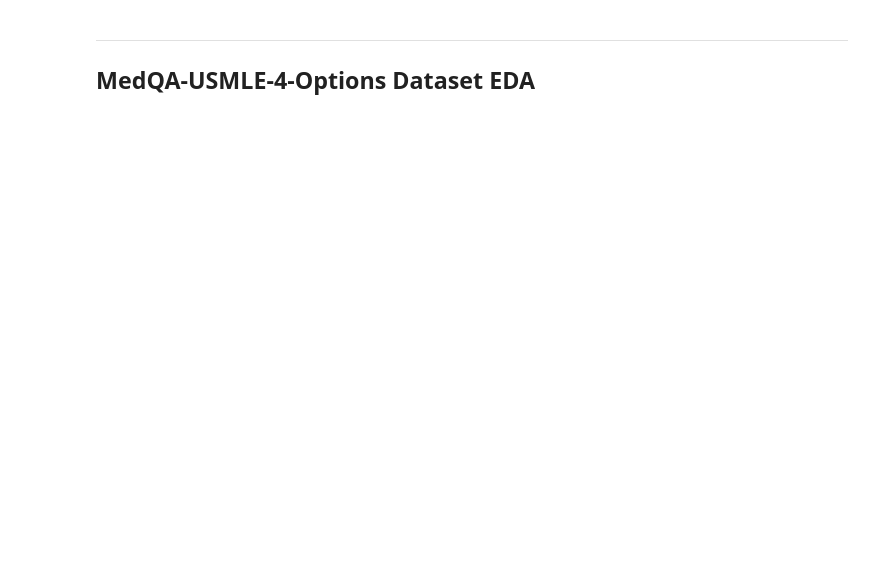
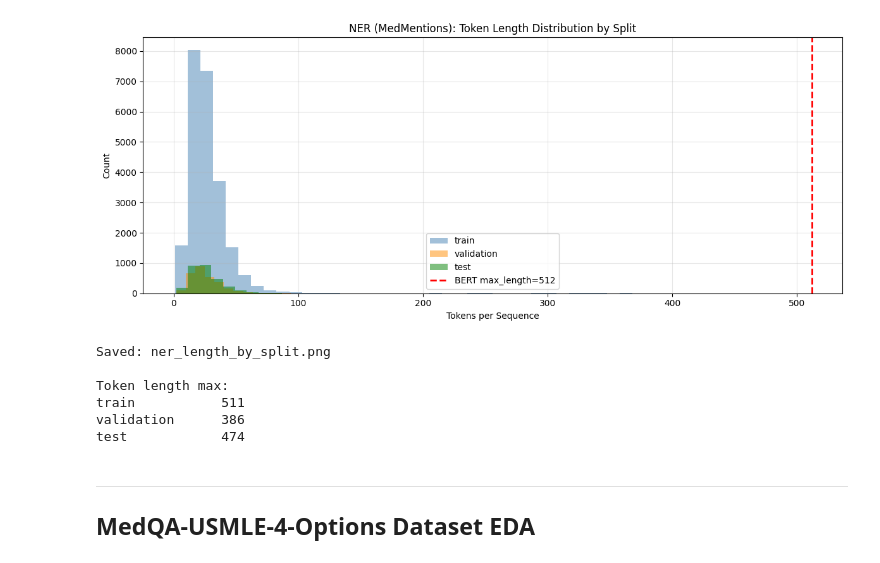
Before and after one commit to vonKleve/csci-e222-final-project, a Jupyter notebook: 00-eda.ipynb, the cells around one changed output. Cells and saved outputs as stored; diff of their text form; code cells hidden in the pictures; blank space fills up the shorter version.

```diff
--- a/00-eda.ipynb
+++ b/00-eda.ipynb
@@ -207,29 +224,31 @@ for bucket, cnt in bucket_counts.items():
 # %%
 # NER: Token Length Distribution by Split
 fig, ax = plt.subplots(figsize=(12, 5))
 split_colors = {'train': 'steelblue', 'validation': 'darkorange', 'test': 'green'}
 for split, color in split_colors.items():
     if split in dataset:
         lengths = [len(tokens) for tokens in dataset[split]['tokens']]
         ax.hist(lengths, bins=50, alpha=0.5, color=color, label=split)
-        for pct, ls in [(50, ':'), (90, '--'), (99, '-.')]:
-            val = np.percentile(lengths, pct)
-            ax.axvline(val, color=color, linestyle=ls, alpha=0.8, linewidth=1.2)
-ax.axvline(512, color='red', linestyle='-', linewidth=2, alpha=0.8, label='BERT max_length=512')
+ax.axvline(512, color='red', linestyle='--', linewidth=2, label='BERT max_length=512')
 ax.set_xlabel('Tokens per Sequence')
 ax.set_ylabel('Count')
-ax.set_title('NER (MedMentions): Token Length Distribution by Split\n(dotted=p50, dashed=p90, dash-dot=p99)')
+ax.set_title('NER (MedMentions): Token Length Distribution by Split')
 ax.legend()
 ax.grid(True, alpha=0.3)
 plt.tight_layout()
-plt.savefig('ner_length_by_split.png', dpi=150, bbox_inches='tight')
+plt.savefig('ner_length_by_split.png')
 plt.show()
 print("Saved: ner_length_by_split.png")
 
-# Print percentile table
-print("\nToken length percentiles:")
-print(f"{'Split':<12} {'p50':>6} {'p90':>6} {'p99':>6} {'max':>6}")
+print("\nToken length max:")
 for split in ['train', 'validation', 'test']:
-    if split in dataset:
-        lengths = [len(tokens) for tokens in dataset[split]['tokens']]
-        print(f"{split:<12} {int(np.percentile(lengths,50)):>6} {int(np.percentile(lengths,90)):>6} {int(np.percentile(lengths,99)):>6} {max(lengths):>6}")
+    lengths = [len(tokens) for tokens in dataset[split]['tokens']]
+    print(f"{split:<12} {max(lengths):>6}")
+# %% [output]
+[figure, added]
+Saved: ner_length_by_split.png
+
+Token length max:
+train           511
+validation      386
+test            474
```
Also changed, not shown: parts of 9 cells of this notebook.
